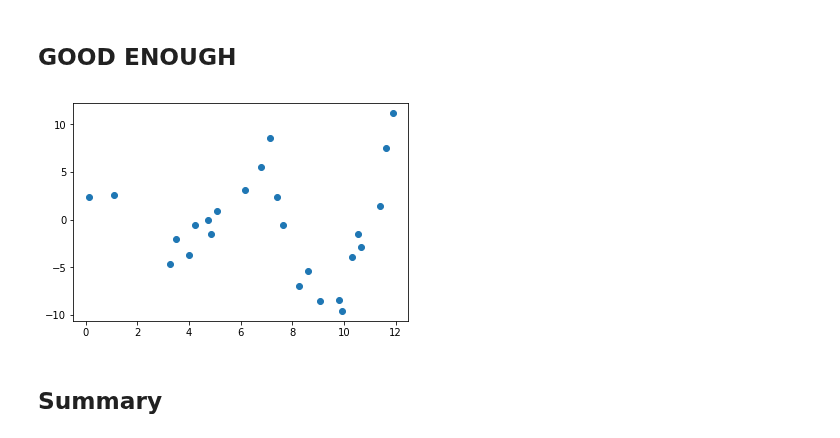
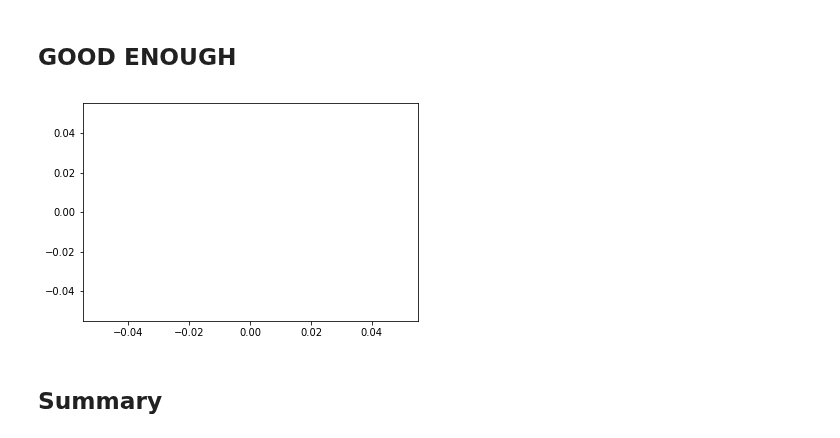
Before and after one commit to MangrobanGit/dsc-2-24-06-polynomial-regression-lab-seattle-ds-career-040119, a Jupyter notebook: index.ipynb, the cells around one changed output. Saved outputs shown, nothing was run; the diff lists cells and outputs as text; code cells hidden in the pictures.

```diff
--- a/index.ipynb
+++ b/index.ipynb
@@ -186,15 +186,15 @@ _ = sns.lineplot(x=x, y=preds,color='orange')
 # %%
 import matplotlib.pyplot as plt
 
 fig, ax = plt.subplots()
 # prez = preds.values
 
-ax.scatter(x=x, y=y)
+#ax.scatter(x=x, y=y)
 ax.plot(x=x, y=preds)
 #_ = sns.lineplot(x=x, y=preds,color='orange')
 plt.show()
 # %% [output]
-[figure, old version]
+[figure, new version]
 # %% [markdown]
 ## Summary
 # %% [markdown]
```
